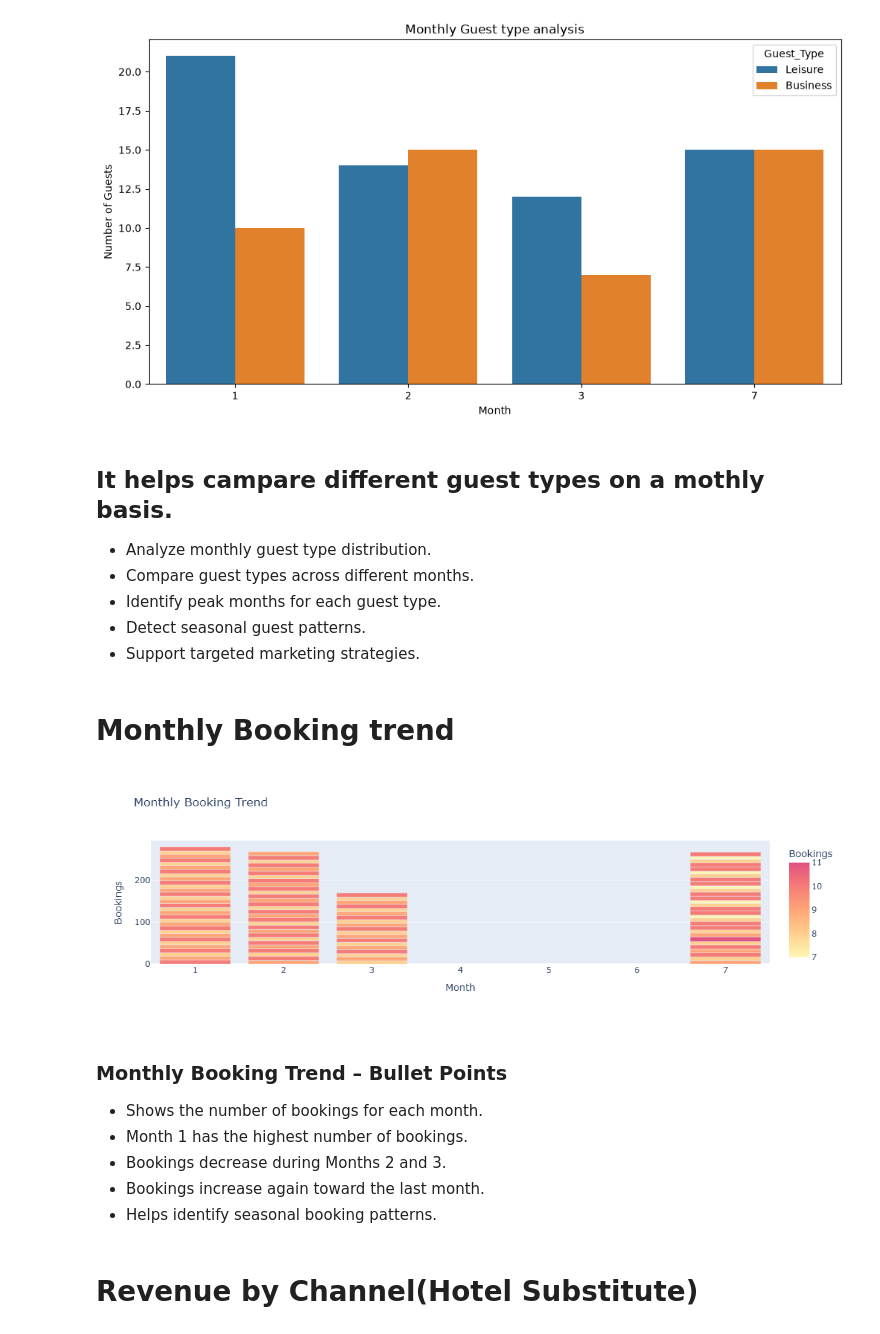
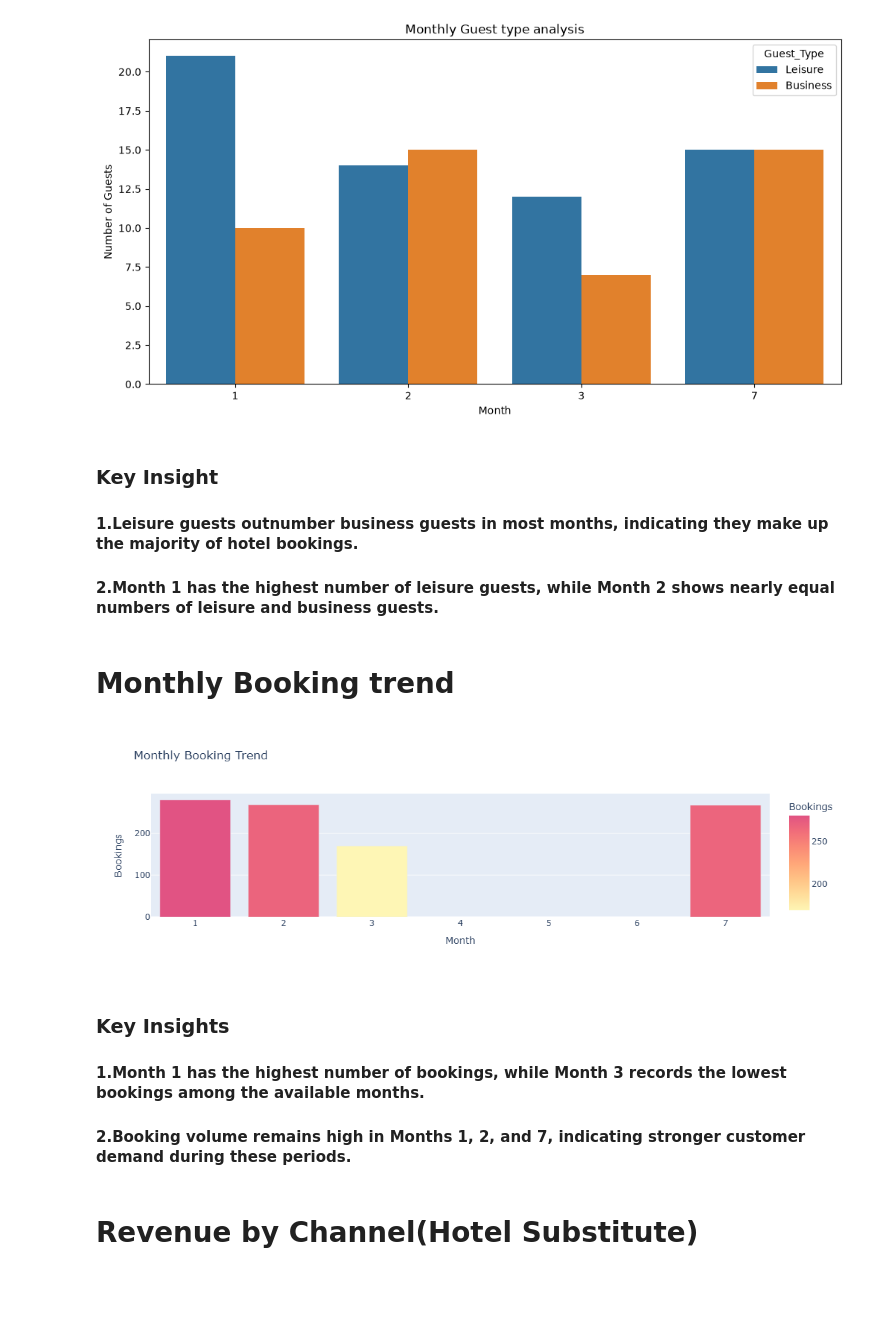
Before and after one commit to harmalmarwaha-lgtm/Hotel-Revenue-Dashboard, a Jupyter notebook: Data cleaning and preprocessing.ipynb, the cells around one changed output. Saved outputs shown, nothing was run; the diff lists cells and outputs as text; code cells hidden in the pictures; blank space fills up the shorter version.

```diff
--- a/Data cleaning and preprocessing.ipynb
+++ b/Data cleaning and preprocessing.ipynb
@@ -553,26 +492,21 @@ plt.show()
 # %% [output]
 [figure]
 # %% [markdown]
-## It helps campare different guest types on a mothly basis.
-- Analyze monthly guest type distribution.
-- Compare guest types across different months.
-- Identify peak months for each guest type.
-- Detect seasonal guest patterns.
-- Support targeted marketing strategies.
+### Key Insight
+#### 1.Leisure guests outnumber business guests in most months, indicating they make up the majority of hotel bookings.
+#### 2.Month 1 has the highest number of leisure guests, while Month 2 shows nearly equal numbers of leisure and business guests.
 # %% [markdown]
 # Monthly Booking trend
 # %%
-fig = px.bar(df,x="Month",y="Bookings",color="Bookings",color_continuous_scale="Pinkyl",title="Monthly Booking Trend")
+monthly_bookings = df.groupby("Month")["Bookings"].sum().reset_index()
+fig = px.bar(monthly_bookings,x="Month",y="Bookings",color="Bookings",color_continuous_scale="Pinkyl",title="Monthly Booking Trend")
 fig.show()
 # %% [output]
-[figure, old version]
+[figure, new version]
 # %% [markdown]
-### Monthly Booking Trend – Bullet Points
-- Shows the number of bookings for each month.
-- Month 1 has the highest number of bookings.
-- Bookings decrease during Months 2 and 3.
-- Bookings increase again toward the last month.
-- Helps identify seasonal booking patterns.
+### Key Insights
+#### 1.Month 1 has the highest number of bookings, while Month 3 records the lowest bookings among the available months.
+#### 2.Booking volume remains high in Months 1, 2, and 7, indicating stronger customer demand during these periods.
 # %% [markdown]
 # Revenue by Channel(Hotel Substitute)
 # %%
```
Also changed, not shown: parts of 21 cells of this notebook.
